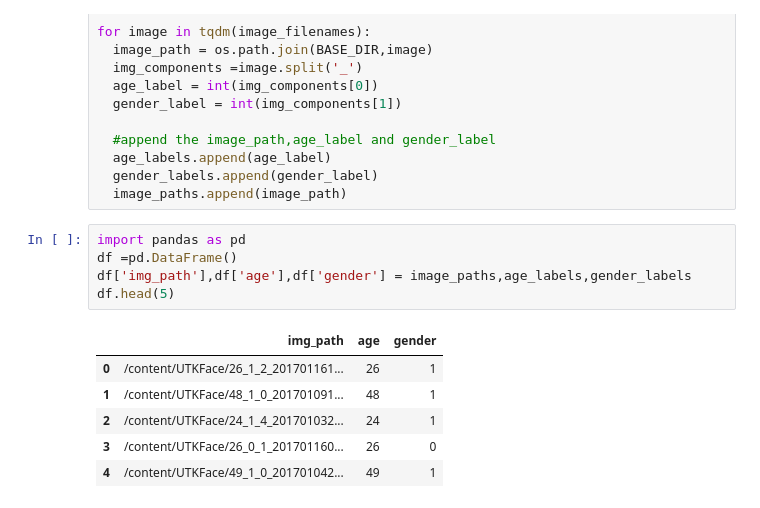
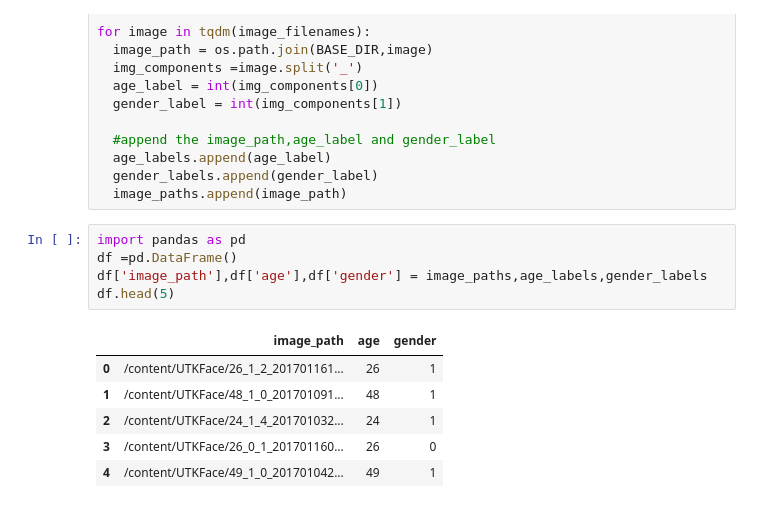
Before and after one commit to amaanhash/Profanity-Filter-for-kids-using-video-sharing-platform, a Jupyter notebook: FaceDetection.ipynb, the cells around one changed output. Saved outputs shown, nothing was run; the diff lists cells and outputs as text.

```diff
--- a/FaceDetection.ipynb
+++ b/FaceDetection.ipynb
@@ -62,10 +63,10 @@ for image in tqdm(image_filenames):
 # %%
 import pandas as pd
 df =pd.DataFrame()
-df['img_path'],df['age'],df['gender'] = image_paths,age_labels,gender_labels
+df['image_path'],df['age'],df['gender'] = image_paths,age_labels,gender_labels
 df.head(5)
 # %% [output]
-|  | img_path | age | gender |
+|  | image_path | age | gender |
 | 0 | /content/UTKFace/26_1_2_201701161... | 26 | 1 |
 | 1 | /content/UTKFace/48_1_0_201701091... | 48 | 1 |
 | 2 | /content/UTKFace/24_1_4_201701032... | 24 | 1 |
```
Also changed, not shown: parts of 12 cells of this notebook.
